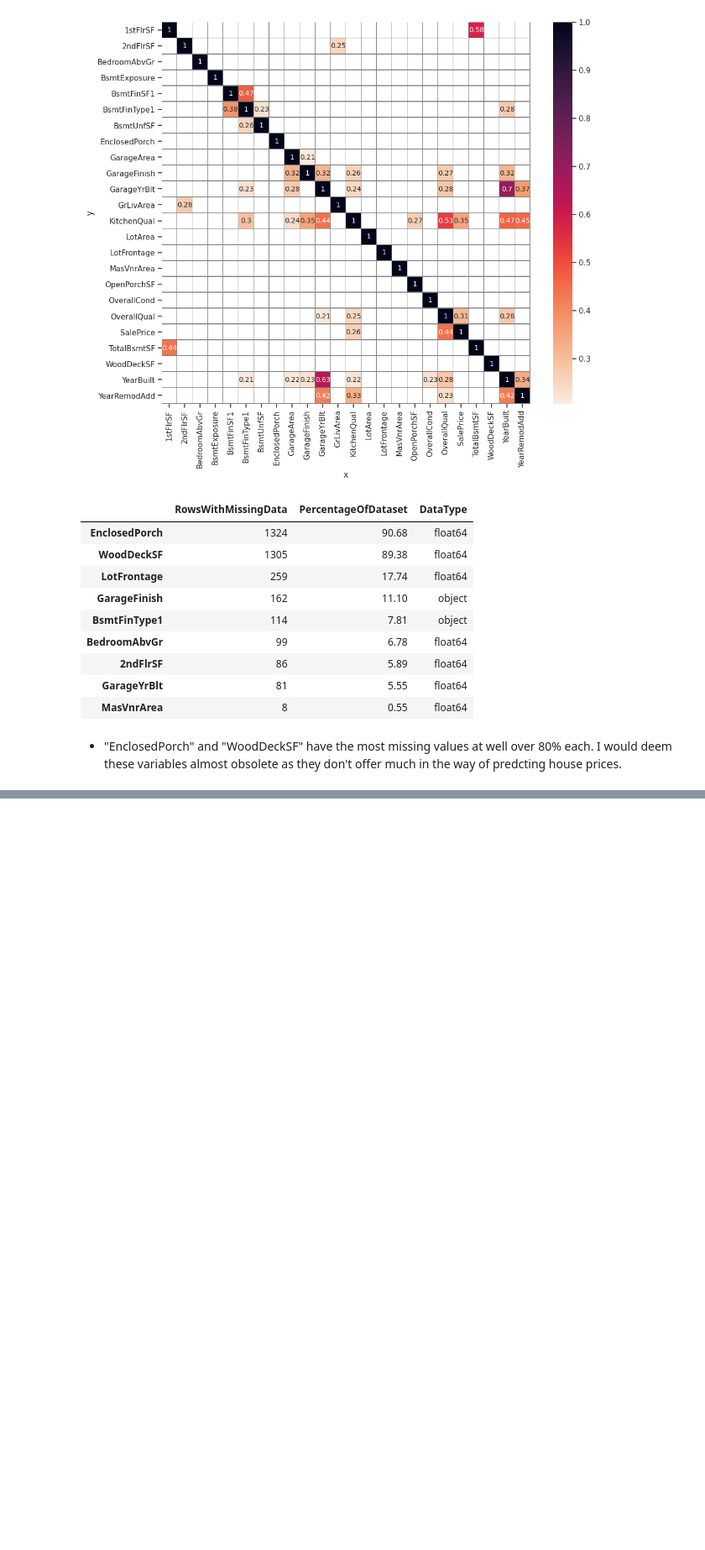
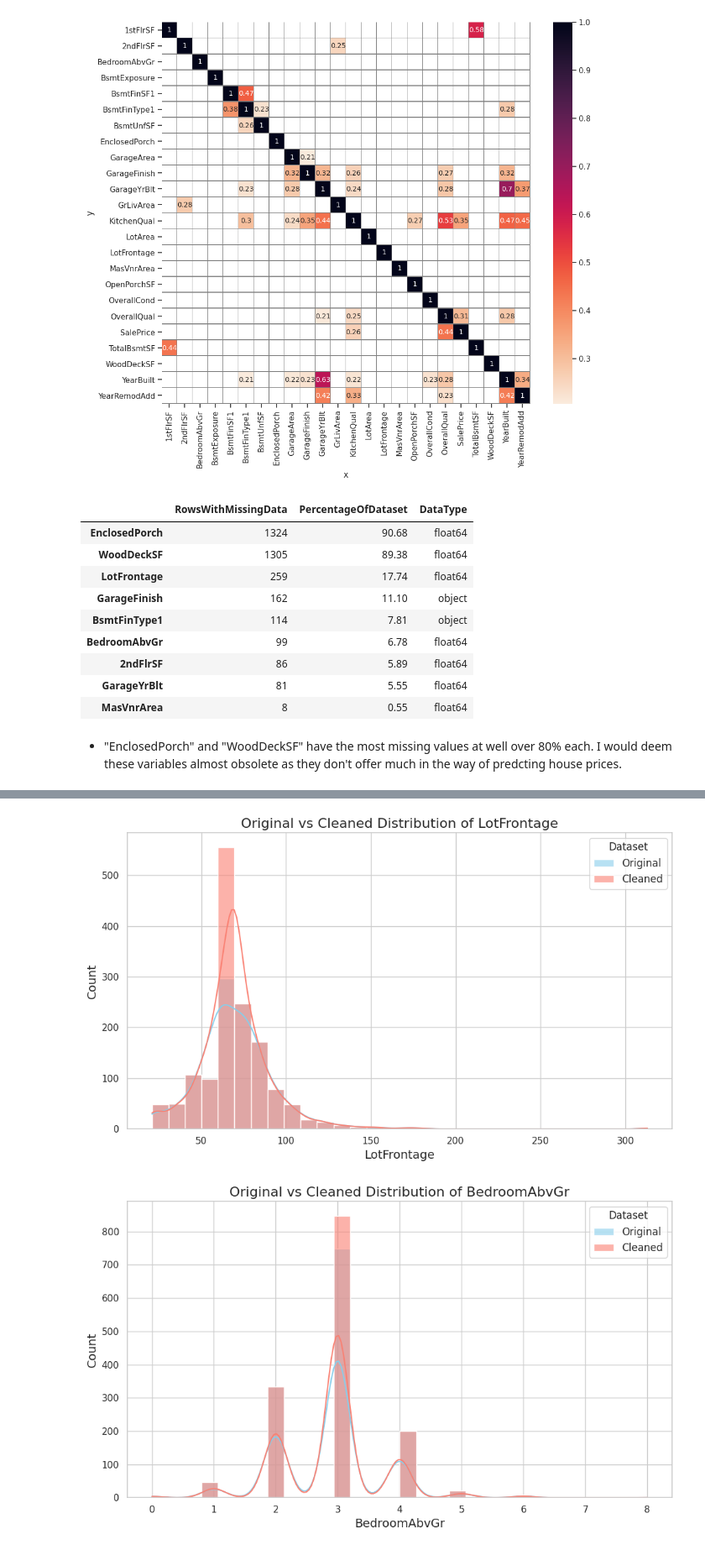
Before and after one commit to Drennan98/Heritage-Housing-Issues, a Jupyter notebook: jupyter_notebooks/3 - DataCleaning.ipynb, the cells around one changed output, grey strips where cells are left out. Shown at 84% size. Saved outputs shown, nothing was run; the diff lists cells and outputs as text; code cells hidden in the pictures; blank space fills up the shorter version.

```diff
--- a/jupyter_notebooks/3 - DataCleaning.ipynb
+++ b/jupyter_notebooks/3 - DataCleaning.ipynb
@@ -262,0 +378,46 @@ def visualize_cleaning_impact(original_df, cleaned_df, vars_with_missing_data):
+# %%
+# Import the necessary imputer
+from feature_engine.imputation import MeanMedianImputer
+
+# Select variables to apply the imputation method to
+variables_method = ['LotFrontage', 'BedroomAbvGr', 'GarageYrBlt']
+
+# Create a MeanMedianImputer with median as the imputation method
+imputer = MeanMedianImputer(imputation_method='median', variables=variables_method)
+
+# Apply the method to the DataFrame and create a new DataFrame
+df_method = imputer.fit_transform(df)
+
+# Function to assess the effect on the variable distribution with detailed visualizations
+def DataCleaningEffect(df_original, df_cleaned, variables_applied_with_method):
+    for var in variables_applied_with_method:
+        plt.figure(figsize=(10, 6))
+
+        # Plot the original data distribution with histogram and KDE
+        sns.histplot(df_original[var], kde=True, color="skyblue", bins=30, label='Original', alpha=0.6)
+
+        # Plot the cleaned data distribution with histogram and KDE
+        sns.histplot(df_cleaned[var], kde=True, color="salmon", bins=30, label='Cleaned', alpha=0.6)
+
+        # Set title and labels
+        plt.title(f"Original vs Cleaned Distribution of {var}", fontsize=16)
+        plt.xlabel(var, fontsize=14)
+        plt.ylabel("Count", fontsize=14)
+
+        # Add a legend to distinguish between original and cleaned data
+        plt.legend(title='Dataset', fontsize=12)
+
+        # Add grid for better readability
+        plt.grid(True)
+
+        # Show the plot
+        plt.tight_layout()
+        plt.show()
+
+# Assess the effect on the variable distribution after imputation
+DataCleaningEffect(df_original=df,
+                   df_cleaned=df_method,
+                   variables_applied_with_method=variables_method)
+# %% [output]
+[figure, added]
+[figure, added]
```
Also changed, not shown: parts of 8 cells of this notebook.
